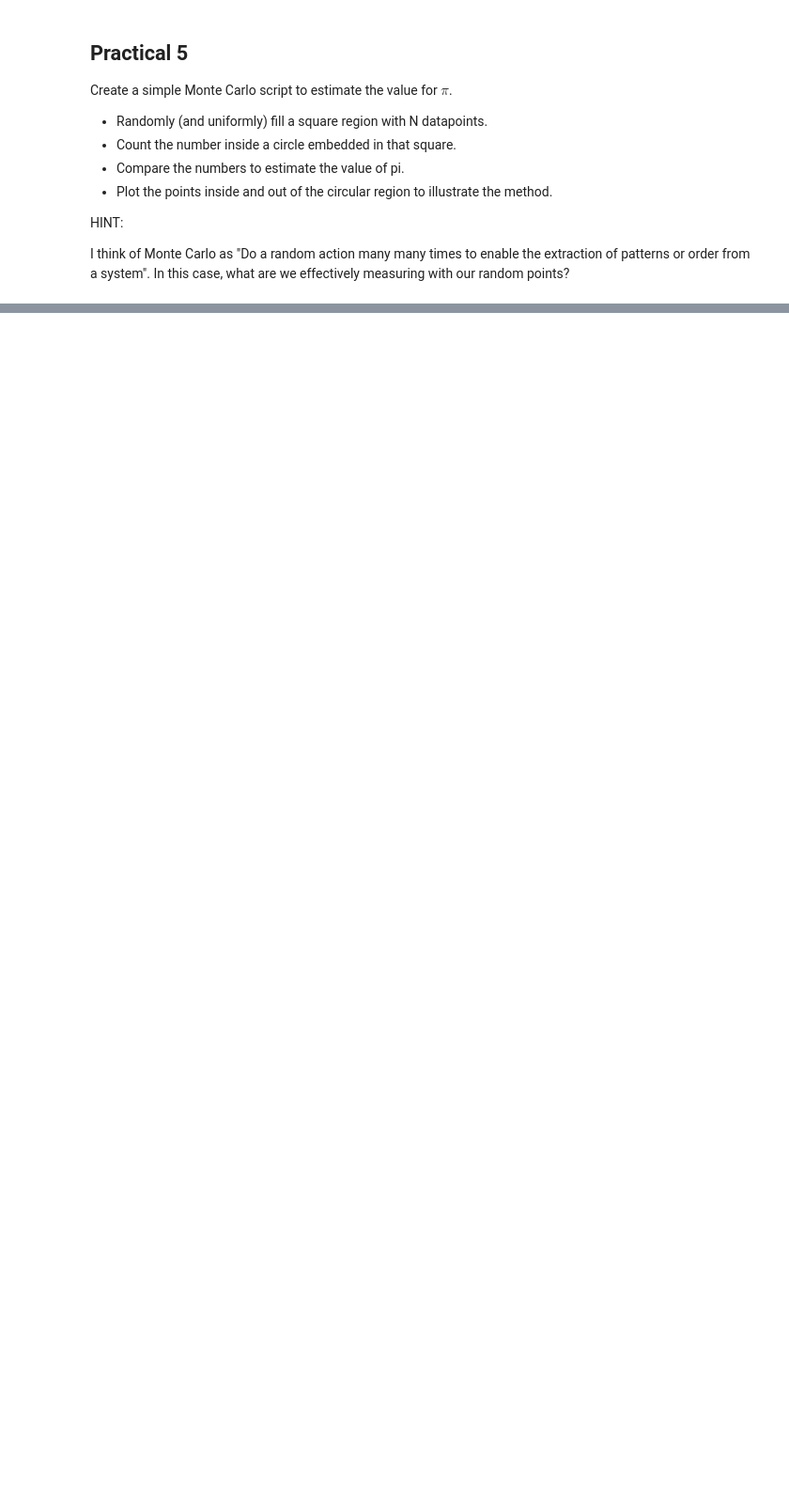
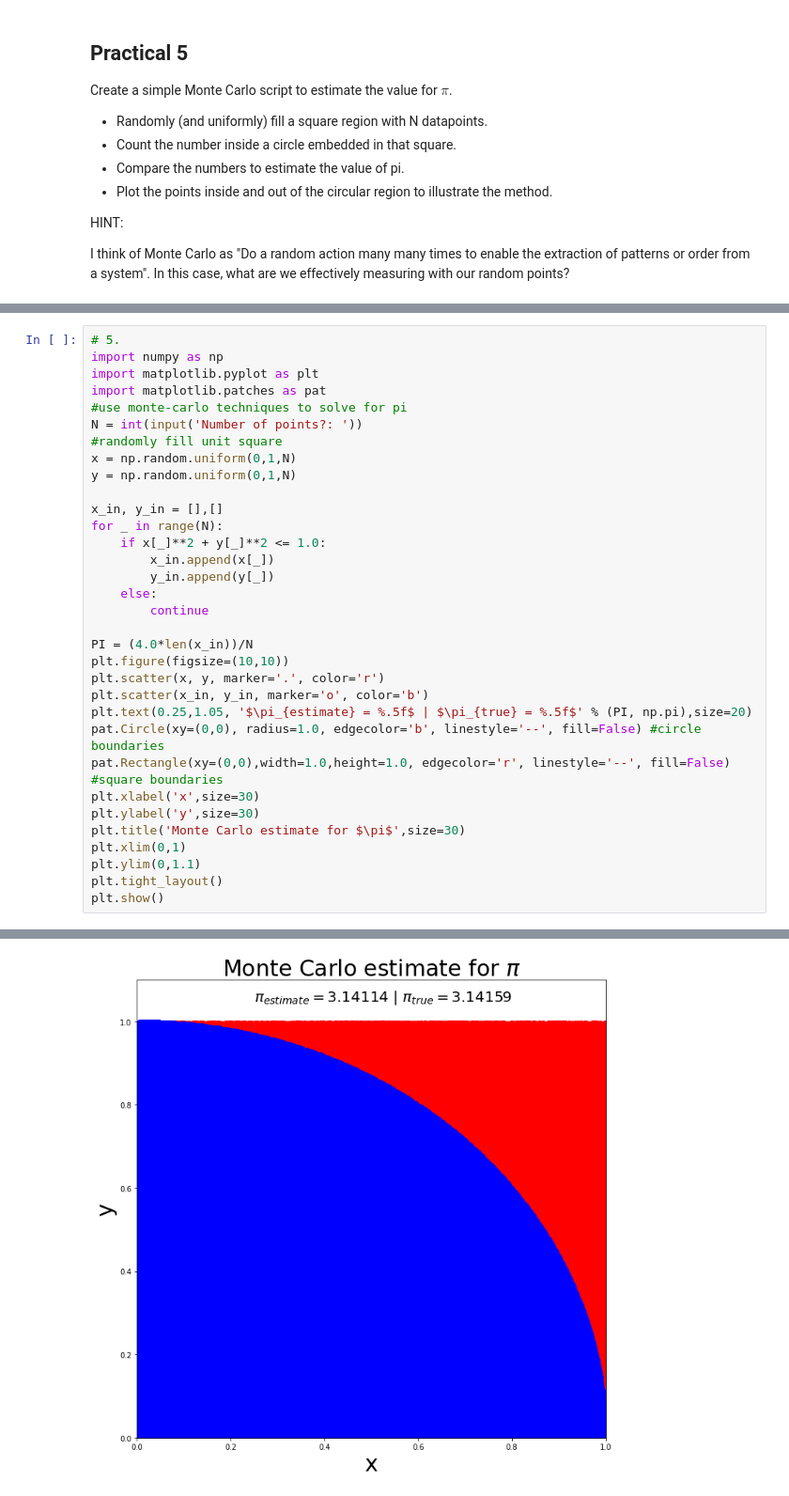
Before and after one commit to seanlabean/DrexelCodingLessons, a Jupyter notebook: Lesson6/Lesson6.ipynb, the cells around one changed output, grey strips where cells are left out. Shown at 94% size. Drawn from its saved outputs; the diff is of its cells as text; blank space fills up the shorter version.

```diff
--- a/Lesson6/Lesson6.ipynb
+++ b/Lesson6/Lesson6.ipynb
@@ -73,0 +131,34 @@ I think of Monte Carlo as "Do a random action many many times to enable the extr
+# %%
+# 5.
+import numpy as np
+import matplotlib.pyplot as plt
+import matplotlib.patches as pat
+#use monte-carlo techniques to solve for pi
+N = int(input('Number of points?: '))
+#randomly fill unit square
+x = np.random.uniform(0,1,N)
+y = np.random.uniform(0,1,N)
+
+x_in, y_in = [],[]
+for _ in range(N):
+    if x[_]**2 + y[_]**2 <= 1.0:
+        x_in.append(x[_])
+        y_in.append(y[_])
+    else:
+        continue
+
+PI = (4.0*len(x_in))/N
+plt.figure(figsize=(10,10))
+plt.scatter(x, y, marker='.', color='r')
+plt.scatter(x_in, y_in, marker='o', color='b')
+plt.text(0.25,1.05, '$\pi_{estimate} = %.5f$ | $\pi_{true} = %.5f$' % (PI, np.pi),size=20)
+pat.Circle(xy=(0,0), radius=1.0, edgecolor='b', linestyle='--', fill=False) #circle boundaries
+pat.Rectangle(xy=(0,0),width=1.0,height=1.0, edgecolor='r', linestyle='--', fill=False) #square boundaries
+plt.xlabel('x',size=30)
+plt.ylabel('y',size=30)
+plt.title('Monte Carlo estimate for $\pi$',size=30)
+plt.xlim(0,1)
+plt.ylim(0,1.1)
+plt.tight_layout()
+plt.show()
+# %% [output]
@@ -73,0 +166 @@ I think of Monte Carlo as "Do a random action many many times to enable the extr
+[figure, added]
```
Also changed, not shown: parts of 6 cells of this notebook, 12 other files.
